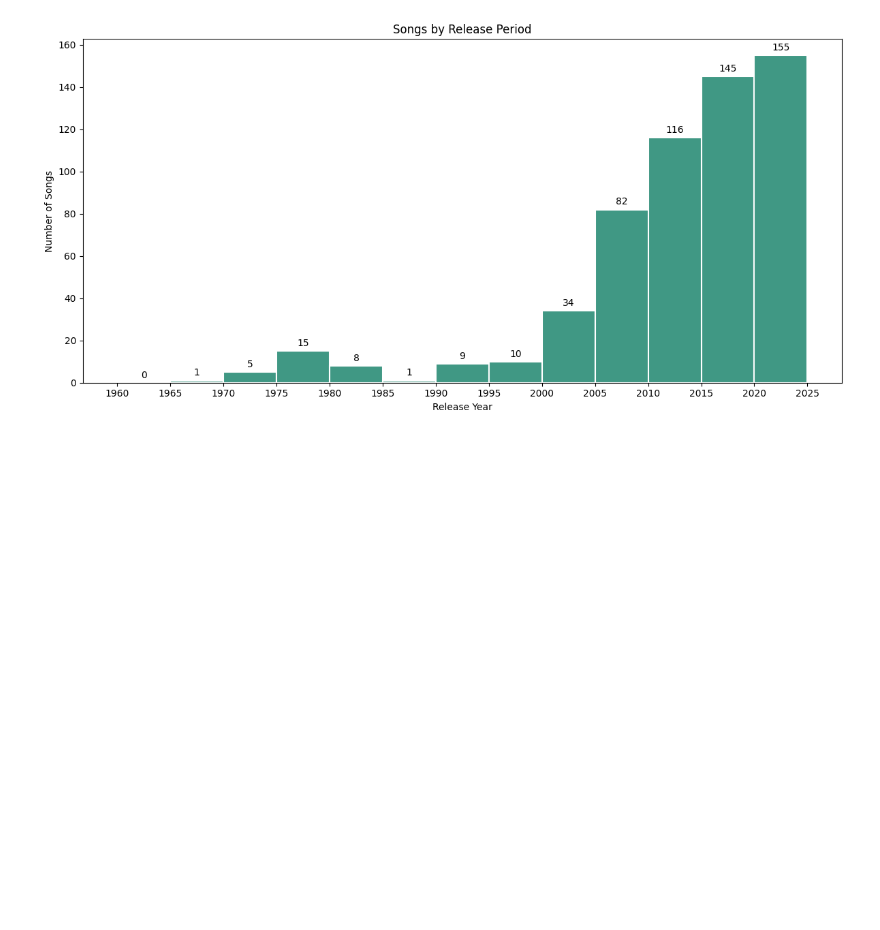
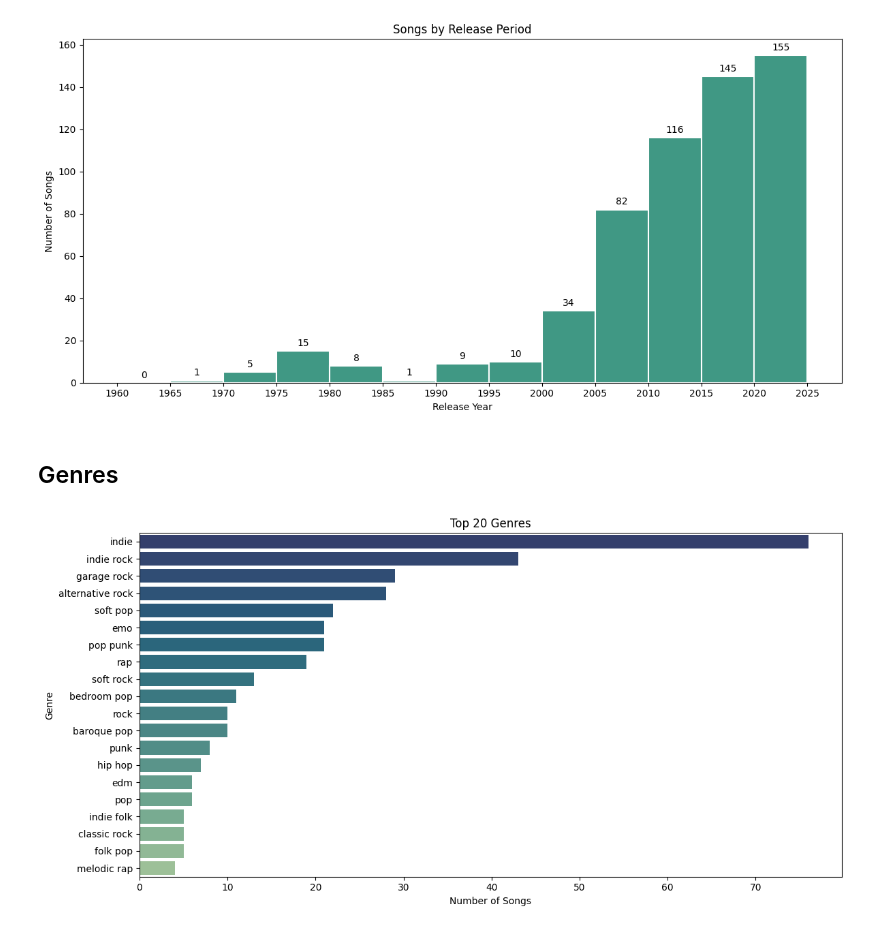
Before and after one commit to MohilGarg/spotify-taste-analysis, a Jupyter notebook: taste_analysis.ipynb, the cells around one changed output. Saved outputs shown, nothing was run; the diff lists cells and outputs as text; code cells hidden in the pictures; blank space fills up the shorter version.

Commit message:
genre chart

```diff
--- a/taste_analysis.ipynb
+++ b/taste_analysis.ipynb
@@ -68,3 +68,20 @@ plt.tight_layout()
 plt.show()
 # %% [output]
 [figure]
+# %% [markdown]
+## Genres
+# %%
+all_genres = df['Genres'].dropna().str.split(',').explode().str.strip()
+all_genres.value_counts().head(20)
+
+top_genres = all_genres.value_counts().head(20)
+
+plt.figure(figsize=(12, 6))
+sns.barplot(x=top_genres.values, y=top_genres.index, palette='crest_r', hue = top_genres.index, legend = False)
+plt.title('Top 20 Genres')
+plt.xlabel('Number of Songs')
+plt.ylabel('Genre')
+plt.tight_layout()
+plt.show()
+# %% [output]
+[figure, added]
```
Also changed, not shown: parts of 1 cell of this notebook.
